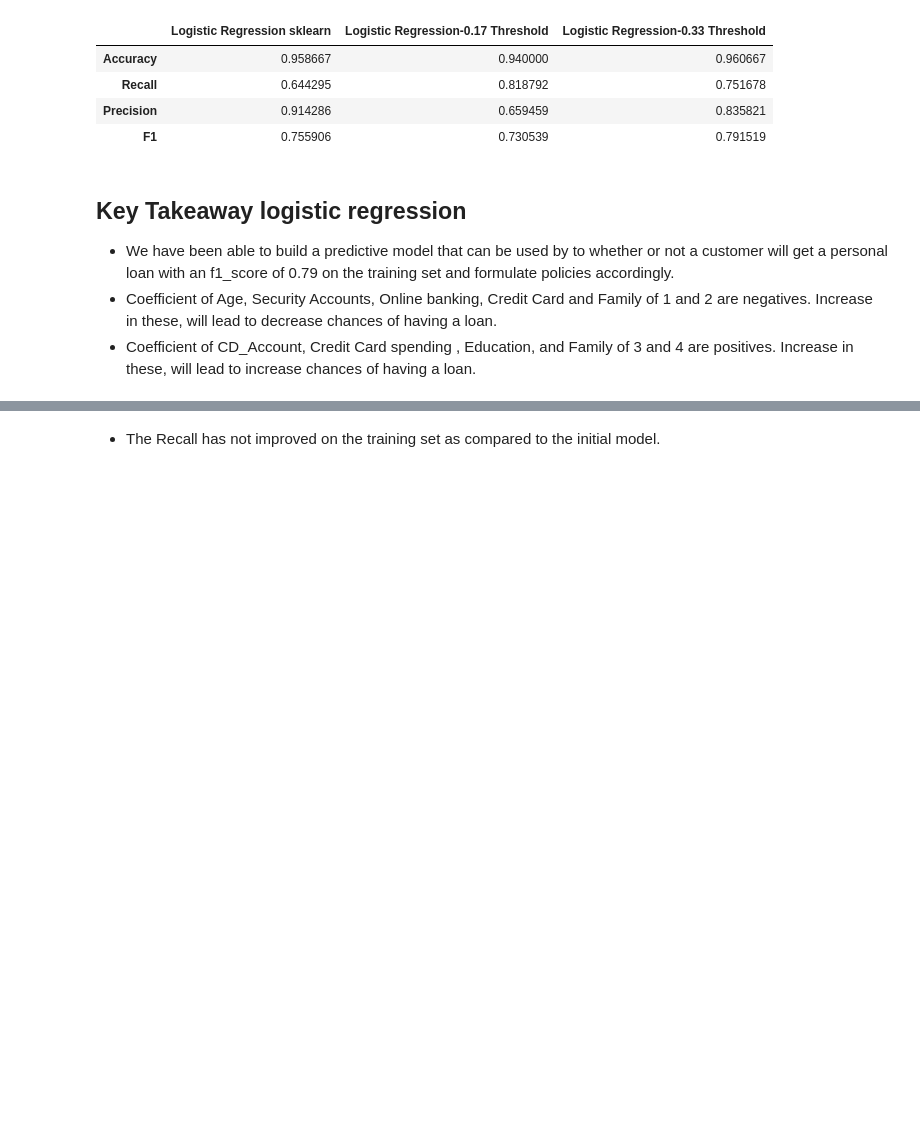
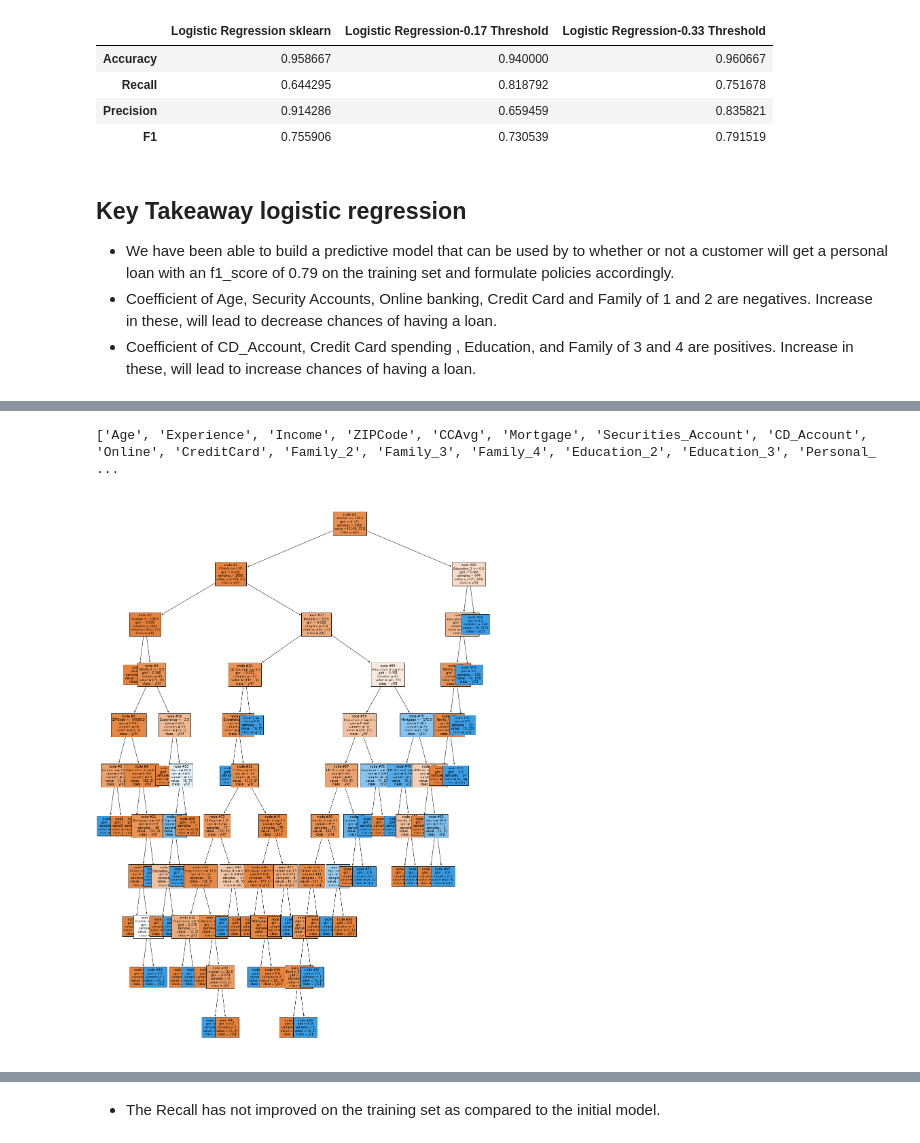
Before and after one commit to cfreeman22/loan_modeling_project, a Jupyter notebook: loan_modeling.ipynb, the cells around one changed output, grey strips where cells are left out. Drawn from its saved outputs; the diff is of its cells as text; code cells hidden in the pictures; blank space fills up the shorter version.

```diff
--- a/loan_modeling.ipynb
+++ b/loan_modeling.ipynb
@@ -891,0 +932,25 @@ Test set performance comparison:
+# %%
+column_names = list(X.columns)
+feature_names = column_names
+print(feature_names)
+# %% [output]
+['Age', 'Experience', 'Income', 'ZIPCode', 'CCAvg', 'Mortgage', 'Securities_Account', 'CD_Account', 'Online', 'CreditCard', 'Family_2', 'Family_3', 'Family_4', 'Education_2', 'Education_3', 'Personal_ ...
+# %%
+plt.figure(figsize=(20, 30))
+
+out = tree.plot_tree(
+    model,
+    feature_names=feature_names,
+    filled=True,
+    fontsize=9,
+    node_ids=True,
+    class_names=True,
+)
+for o in out:
+    arrow = o.arrow_patch
+    if arrow is not None:
+        arrow.set_edgecolor("black")
+        arrow.set_linewidth(1)
+plt.show()
+# %% [output]
+[figure, added]
```
Also changed, not shown: parts of 44 cells of this notebook.
